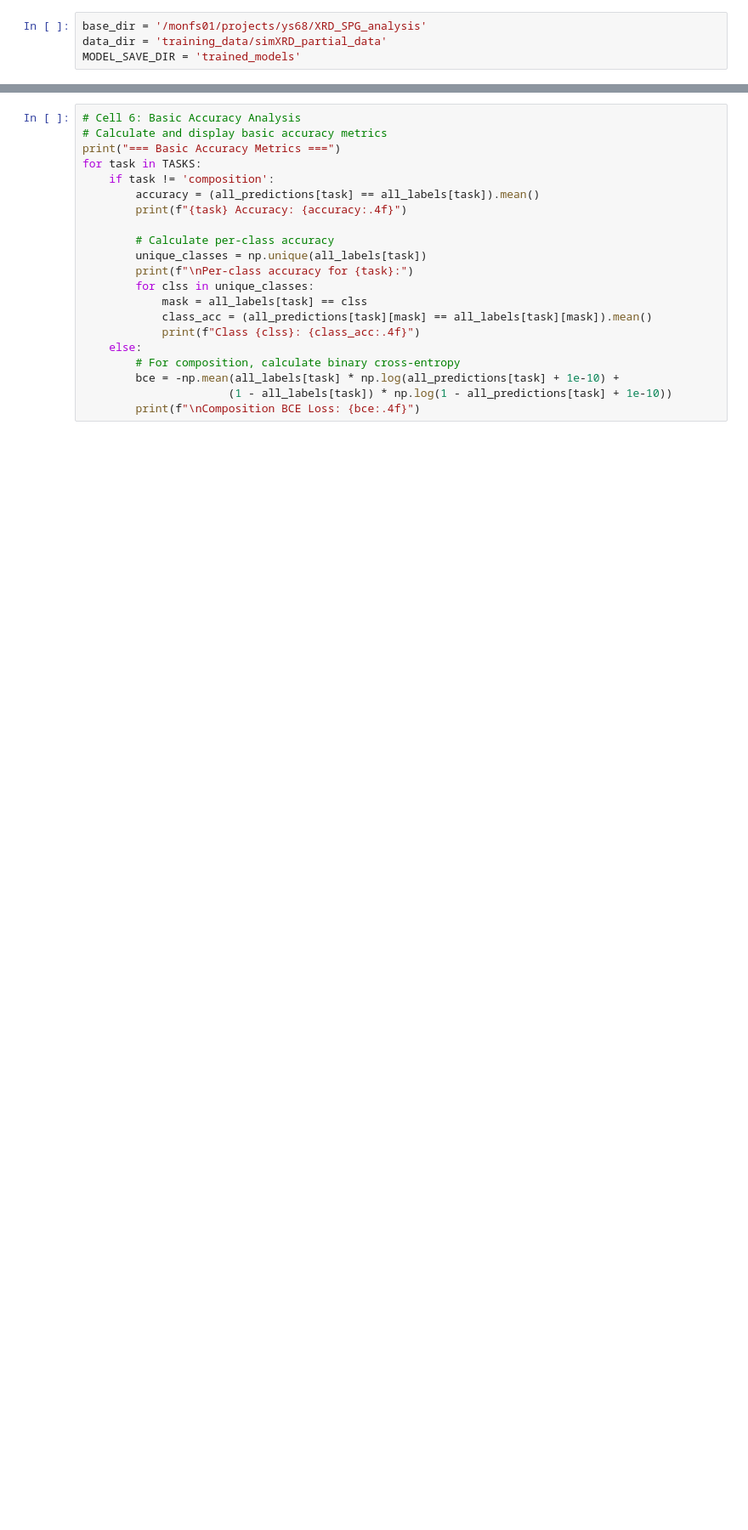
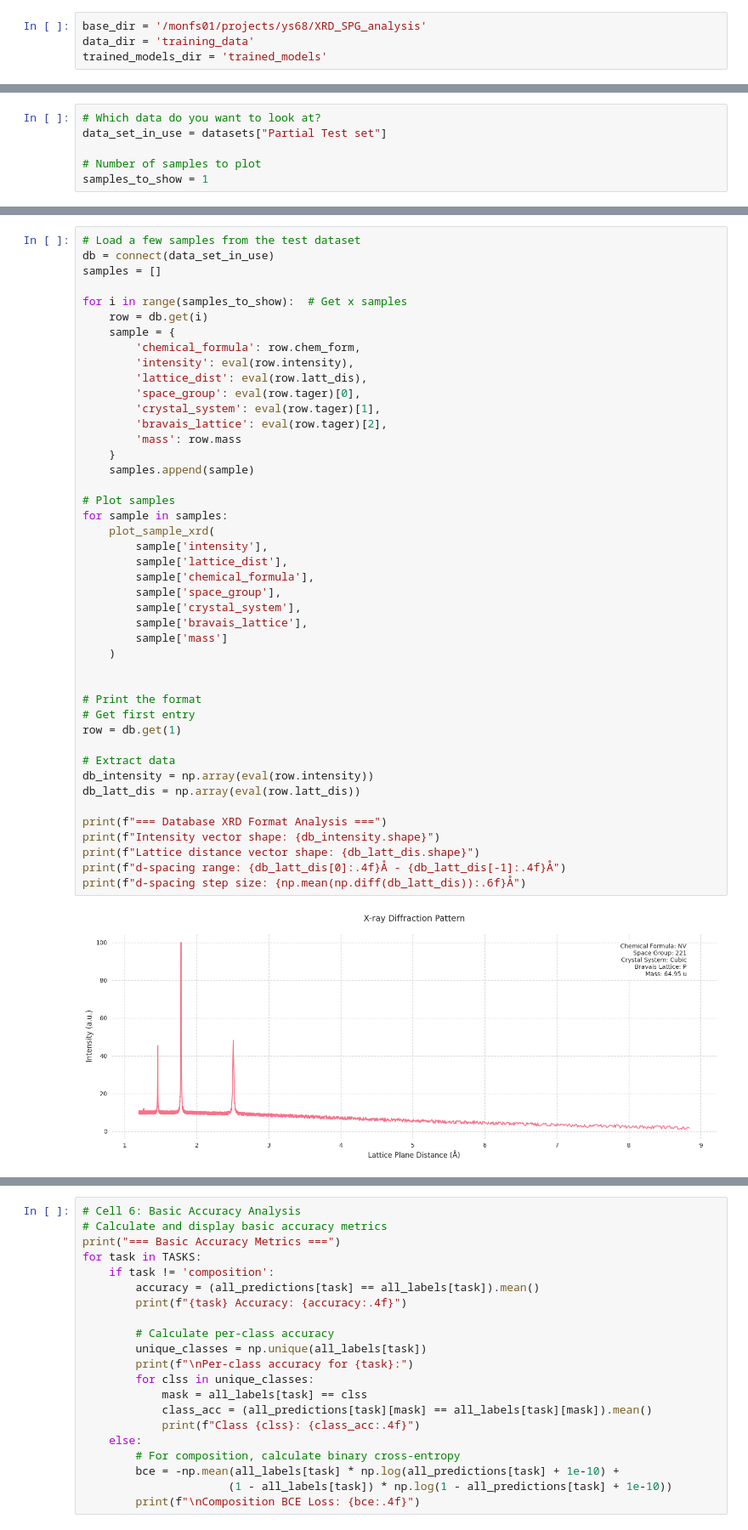
Before and after one commit to JacksonSprigg/-XRD-Materials-Characterisation-with-ML---FYP, a Jupyter notebook: analysis/analysis.ipynb, the cells around one changed output, grey strips where cells are left out. Shown: that part at 85% size. Drawn from its saved outputs; the diff is of its cells as text; blank space fills up the shorter version.

Commit message:
analysis notebook

```diff
--- a/analysis/analysis.ipynb
+++ b/analysis/analysis.ipynb
@@ -1,4 +3,4 @@
 # %%
 base_dir = '/monfs01/projects/ys68/XRD_SPG_analysis'
-data_dir = 'training_data/simXRD_partial_data'
-MODEL_SAVE_DIR = 'trained_models'
+data_dir = 'training_data'
+trained_models_dir = 'trained_models'
@@ -149,0 +63,6 @@ plt.show()
+# %%
+# Which data do you want to look at?
+data_set_in_use = datasets["Partial Test set"]
+
+# Number of samples to plot
+samples_to_show = 1
@@ -149,0 +127,46 @@ plt.show()
+# %%
+# Load a few samples from the test dataset
+db = connect(data_set_in_use)
+samples = []
+
+for i in range(samples_to_show):  # Get x samples
+    row = db.get(i)
+    sample = {
+        'chemical_formula': row.chem_form,
+        'intensity': eval(row.intensity),
+        'lattice_dist': eval(row.latt_dis),
+        'space_group': eval(row.tager)[0],
+        'crystal_system': eval(row.tager)[1],
+        'bravais_lattice': eval(row.tager)[2],
+        'mass': row.mass
+    }
+    samples.append(sample)
+
+# Plot samples
+for sample in samples:
+    plot_sample_xrd(
+        sample['intensity'],
+        sample['lattice_dist'],
+        sample['chemical_formula'],
+        sample['space_group'],
+        sample['crystal_system'],
+        sample['bravais_lattice'],
+        sample['mass']
+    )
+
+
+# Print the format
+# Get first entry
+row = db.get(1)
+
+# Extract data
+db_intensity = np.array(eval(row.intensity))
+db_latt_dis = np.array(eval(row.latt_dis))
+
+print(f"=== Database XRD Format Analysis ===")
+print(f"Intensity vector shape: {db_intensity.shape}")
+print(f"Lattice distance vector shape: {db_latt_dis.shape}")
+print(f"d-spacing range: {db_latt_dis[0]:.4f}Å - {db_latt_dis[-1]:.4f}Å")
+print(f"d-spacing step size: {np.mean(np.diff(db_latt_dis)):.6f}Å")
+# %% [output]
+[figure, added]
```
Also changed, not shown: parts of 29 cells of this notebook.
